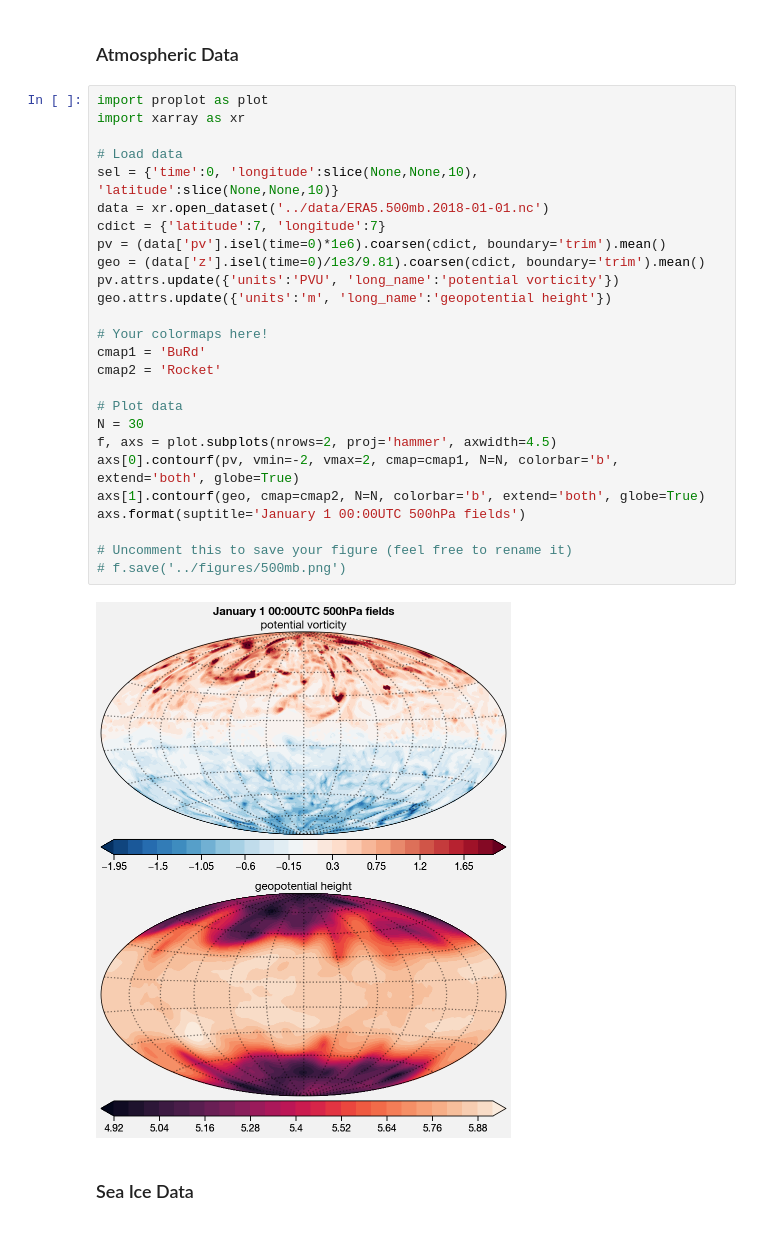
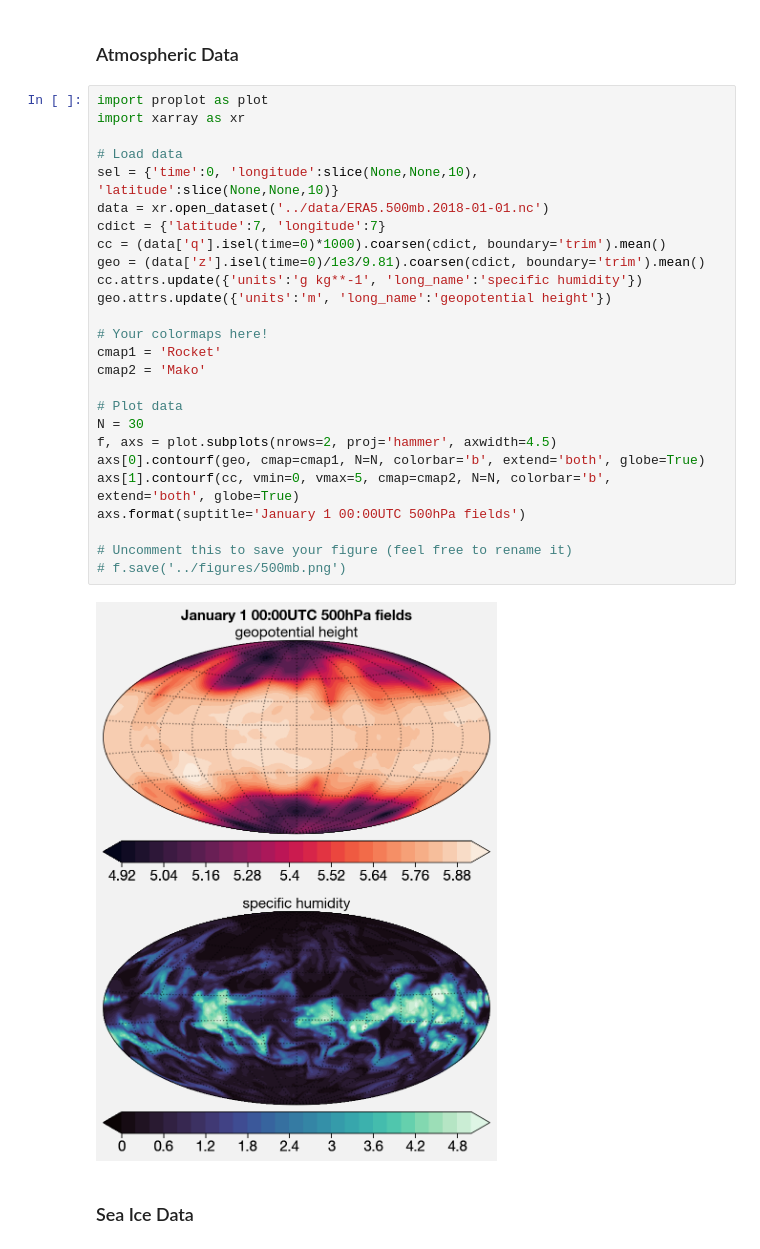
Before and after one commit to bradyrx/climate_in_color, a Jupyter notebook: notebooks/build_your_own_colormaps.ipynb, the cells around one changed output. Cells and saved outputs as stored; diff of their text form.

```diff
--- a/notebooks/build_your_own_colormaps.ipynb
+++ b/notebooks/build_your_own_colormaps.ipynb
@@ -133,31 +133,31 @@ ax.format(land=True, title='Sea Surface Temperature Climatology')
 # %%
 import proplot as plot
 import xarray as xr
 
 # Load data
 sel = {'time':0, 'longitude':slice(None,None,10), 'latitude':slice(None,None,10)}
 data = xr.open_dataset('../data/ERA5.500mb.2018-01-01.nc')
 cdict = {'latitude':7, 'longitude':7}
-pv = (data['pv'].isel(time=0)*1e6).coarsen(cdict, boundary='trim').mean()
+cc = (data['q'].isel(time=0)*1000).coarsen(cdict, boundary='trim').mean()
 geo = (data['z'].isel(time=0)/1e3/9.81).coarsen(cdict, boundary='trim').mean()
-pv.attrs.update({'units':'PVU', 'long_name':'potential vorticity'})
+cc.attrs.update({'units':'g kg**-1', 'long_name':'specific humidity'})
 geo.attrs.update({'units':'m', 'long_name':'geopotential height'})
 
 # Your colormaps here!
-cmap1 = 'BuRd'
-cmap2 = 'Rocket'
+cmap1 = 'Rocket'
+cmap2 = 'Mako'
 
 # Plot data
 N = 30
 f, axs = plot.subplots(nrows=2, proj='hammer', axwidth=4.5)
-axs[0].contourf(pv, vmin=-2, vmax=2, cmap=cmap1, N=N, colorbar='b', extend='both', globe=True)
-axs[1].contourf(geo, cmap=cmap2, N=N, colorbar='b', extend='both', globe=True)
+axs[0].contourf(geo, cmap=cmap1, N=N, colorbar='b', extend='both', globe=True)
+axs[1].contourf(cc, vmin=0, vmax=5, cmap=cmap2, N=N, colorbar='b', extend='both', globe=True)
 axs.format(suptitle='January 1 00:00UTC 500hPa fields')
 
 # Uncomment this to save your figure (feel free to rename it)
 # f.save('../figures/500mb.png')
 # %% [output]
-[figure, old version]
+[figure, new version]
 # %% [markdown]
 ### Sea Ice Data
 # %%
```
Also changed, not shown: parts of 1 cell of this notebook.
